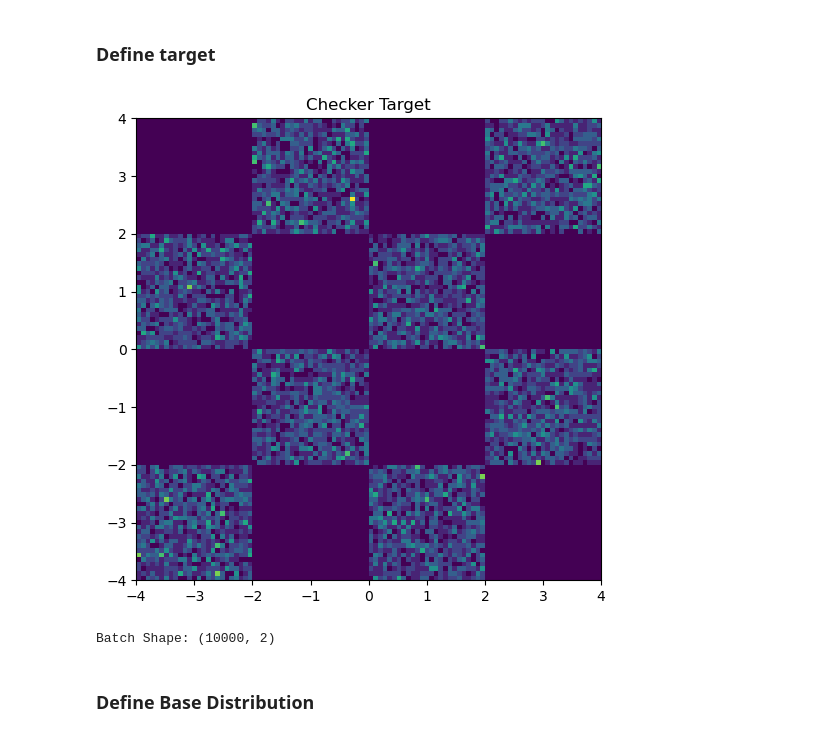
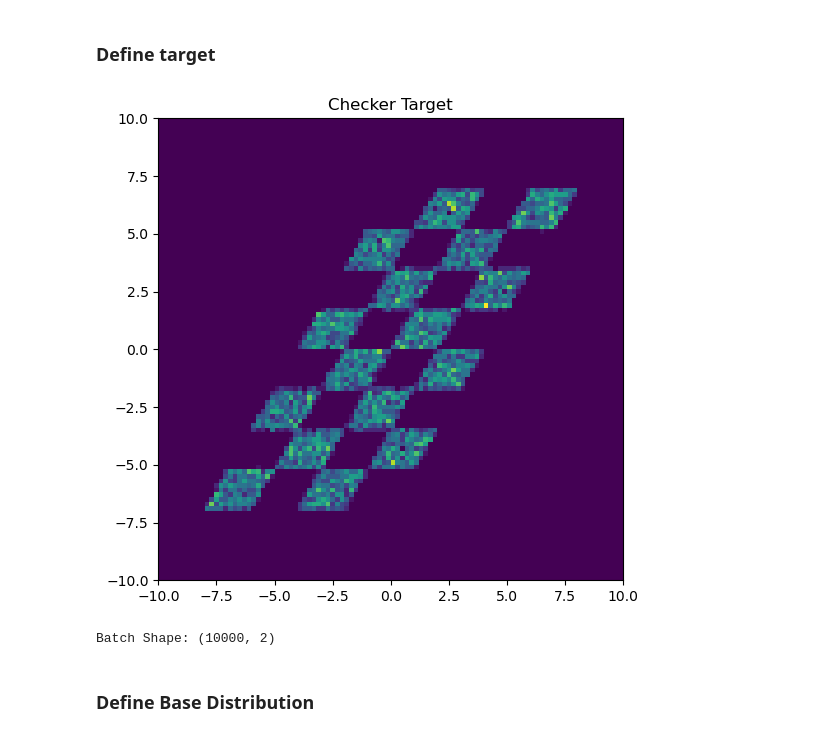
Before and after one commit to laaaarrywang/OT-IMM, a Jupyter notebook: notebooks/checker-with-score.ipynb, the cells around one changed output. Saved outputs shown, nothing was run; the diff lists cells and outputs as text; code cells hidden in the pictures.

Commit message:
rectangular & rhombus targets

```diff
--- a/notebooks/checker-with-score.ipynb
+++ b/notebooks/checker-with-score.ipynb
@@ -231,26 +233,115 @@ def train_step(
 # %%
 
 ndim = 2
 def target(bs):
     x1 = torch.rand(bs) * 4 - 2
     x2_ = torch.rand(bs) - torch.randint(2, (bs,)) * 2
     x2 = x2_ + (torch.floor(x1) % 2)
     return (torch.cat([x1[:, None], x2[:, None]], 1) * 2)
 
+def target_rect(bs,
+                w=1.0, h=0.1,          # rectangle (tile) width & height
+                layers_x=4, layers_y=4, # how many tiles across (x) and down (y) in the checker
+                scale=4.0,              # final global scaling (like your *2)
+                device=None, dtype=None):
+    """
+    Rectangular checkerboard with adjustable aspect ratio and number of layers.
 
-target_samples = grab(target(10000))
+    - Tiles are width w and height h.
+    - layers_x, layers_y control how many tiles we place horizontally/vertically.
+    - Classic checker staggering: every odd column is shifted by +h.
+    - Output is centered around (0,0) and then scaled by `scale`.
+    """
+    if device is None:
+        device = torch.device('cpu')
+    if dtype is None:
+        dtype = torch.get_default_dtype()
+
+    # choose a column and a vertical "base strip"
+    col = torch.randint(layers_x, (bs,), device=device)
+    base_row = torch.randint(layers_y, (bs,), device=device)
+
+    # x within the chosen column tile
+    x_in = torch.rand(bs, dtype=dtype, device=device) * w
+    x = (col.to(dtype) + x_in / w) * w  # in [0, layers_x*w)
+
+    # y within a checker tile, staggered by column parity
+    y_in = torch.rand(bs, dtype=dtype, device=device) * h
+    # rows span height 2*h per pair because of staggering (checker alternation)
+    y = (base_row.to(dtype) * 2.0 * h) + ((col % 2).to(dtype) * h) + y_in  # in [0, 2*layers_y*h)
+
+    # center to ~zero and scale
+    x = x - (layers_x * w) / 2.0
+    y = y - (layers_y * h)
+    out = torch.stack([x, y], dim=1) * scale
+    return out
+
+
+def target_rhombus(bs,
+                   s=1.0,                 # side length of the rhombus (both edges equal)
+                   angle_deg=60.0,        # interior angle between edges a and b (0<angle<180, != 0/180)
+                   layers_x=4,            # how many tiles along the 'a' direction
+                   layers_y=4,            # how many (checker) pairs along the 'b' direction
+                   scale=2.0,
+                   device=None, dtype=None):
+    """
+    True rhombus checkerboard sampler.
+
+    Construction:
+      - Lattice edges: a and b with |a|=|b|=s and angle `angle_deg` between them.
+      - Checker staggering: along b, every odd a-column is shifted by +b/2 (i%2).
+      - Indices: u in [0, layers_x), v in [0, 2*layers_y) with parity offset.
+      - We sample uniformly inside a single rhombus cell by adding u_in, v_in ∈ [0,1).
+
+    Output:
+      Tensor of shape [bs, 2].
+    """
+    if device is None:
+        device = torch.device('cpu')
+    if dtype is None:
+        dtype = torch.get_default_dtype()
+
+    # Integer tile indices for the checker tiling
+    i = torch.randint(layers_x, (bs,), device=device)           # column along a
+    j = torch.randint(layers_y, (bs,), device=device)           # row-pair along b
+
+    # Uniform offsets inside a rhombus cell
+    u_in = torch.rand(bs, device=device, dtype=dtype)           # along a
+    v_in = torch.rand(bs, device=device, dtype=dtype)           # along b
+
+    # Staggering to make a checker: v steps by 2, with +1 for odd columns
+    u = i.to(dtype) + u_in                                      # [0, layers_x)
+    v = (2 * j + (i % 2)).to(dtype) + v_in                      # [0, 2*layers_y)
+
+    # Build rhombus lattice basis (equal side lengths, non-orthogonal)
+    theta = math.radians(angle_deg)
+    a = torch.tensor([s, 0.0], device=device, dtype=dtype)                      # |a|=s
+    b = torch.tensor([s * math.cos(theta), s * math.sin(theta)],                # |b|=s
+                     device=device, dtype=dtype)
+
+    # Center the cloud approximately at the origin
+    u_c = layers_x / 2.0
+    v_c = layers_y       # because v spans 2*layers_y "b-steps"
+    pts = (u - u_c).unsqueeze(1) * a + (v - v_c).unsqueeze(1) * b
+
+    return pts * scale
+
+
+
+
+target_samples = grab(target_rhombus(10000))
 
 
 fig = plt.figure(figsize=(6,6))
-plt.hist2d(target_samples[:,0], target_samples[:,1], bins = 100, range=[[-4,4],[-4,4]]);
+plt.hist2d(target_samples[:,0], target_samples[:,1], bins = 100, range=[[-10,10],[-10,10]]);
 plt.title("Checker Target")
 plt.show()
 
 
 print("Batch Shape:", target_samples.shape)
 # target_logp_est = target.log_prob(target(10000)).mean()
 # %% [output]
-[figure, old version]
+[figure, new version]
 Batch Shape: (10000, 2)
 # %% [markdown]
 ### Define Base Distribution
```
Also changed, not shown: parts of 9 cells of this notebook.
